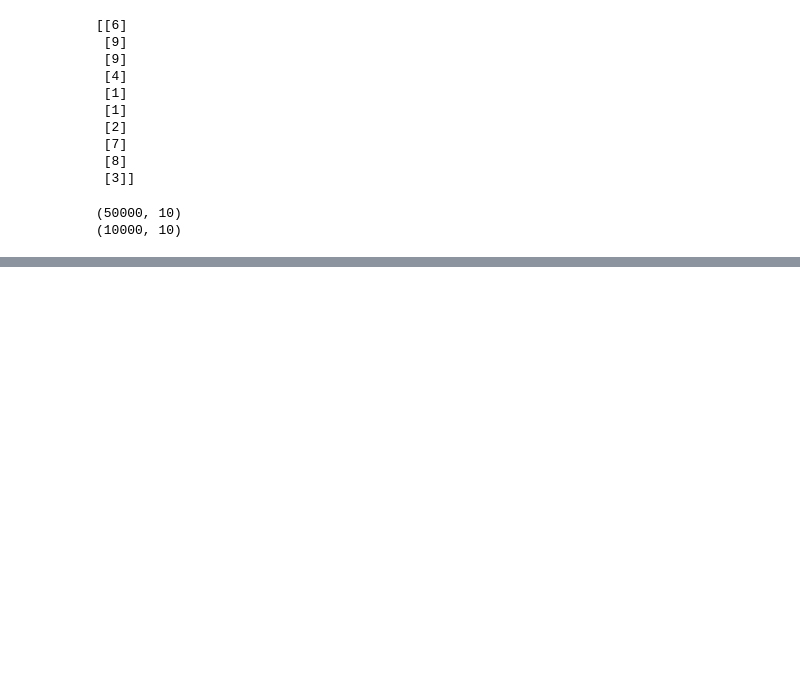
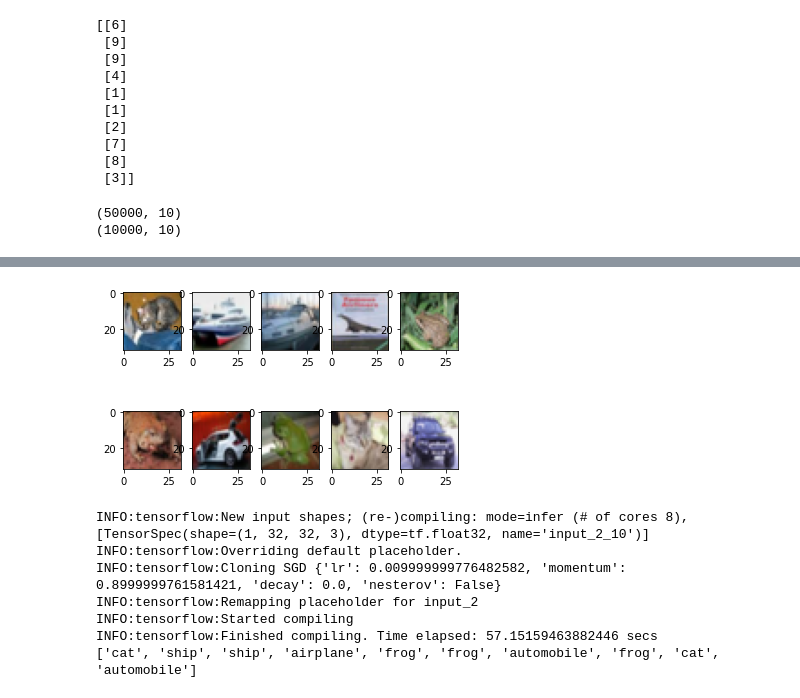
Before and after one commit to moon44432/ml-practice, a Jupyter notebook: ml_practice.ipynb, the cells around one changed output, grey strips where cells are left out. Saved outputs shown, nothing was run; the diff lists cells and outputs as text; code cells hidden in the pictures; blank space fills up the shorter version.

```diff
--- a/ml_practice.ipynb
+++ b/ml_practice.ipynb
@@ -238,0 +277,3 @@ print([labels[n] for n in test_predictions])
+# %%
+def conv(filters, kernel_size, strides=1):
+    return Conv2D(filters, kernel_size, strides=strides, padding='same', use_bias=False, kernel_initializer='he_normal', kernel_regularizer=l2(0.0001))
@@ -238,0 +405,2 @@ print([labels[n] for n in test_predictions])
+# %%
+model.compile(loss='categorical_crossentropy', optimizer=SGD(momentum=0.9), metrics=['acc'])
@@ -238,0 +494,21 @@ print([labels[n] for n in test_predictions])
+# %%
+for i in range(10):
+    plt.subplot(2, 5, i + 1)
+    plt.imshow(test_images[i])
+plt.show()
+
+test_predictions = model.predict_generator(
+    test_gen.flow(test_images[0:16], shuffle=False, batch_size=8), steps=10
+)
+test_predictions = np.argmax(test_predictions, axis=1)[0:10]
+labels = ['airplane', 'automobile', 'bird', 'cat', 'deer', 'dog', 'frog', 'horse', 'ship', 'truck']
+print([labels[n] for n in test_predictions])
+# %% [output]
+[figure, added]
+INFO:tensorflow:New input shapes; (re-)compiling: mode=infer (# of cores 8), [TensorSpec(shape=(1, 32, 32, 3), dtype=tf.float32, name='input_2_10')]
+INFO:tensorflow:Overriding default placeholder.
+INFO:tensorflow:Cloning SGD {'lr': 0.009999999776482582, 'momentum': 0.8999999761581421, 'decay': 0.0, 'nesterov': False}
+INFO:tensorflow:Remapping placeholder for input_2
+INFO:tensorflow:Started compiling
+INFO:tensorflow:Finished compiling. Time elapsed: 57.15159463882446 secs
+['cat', 'ship', 'ship', 'airplane', 'frog', 'frog', 'automobile', 'frog', 'cat', 'automobile']
```
Also changed, not shown: parts of 24 cells of this notebook, 1 other file.
